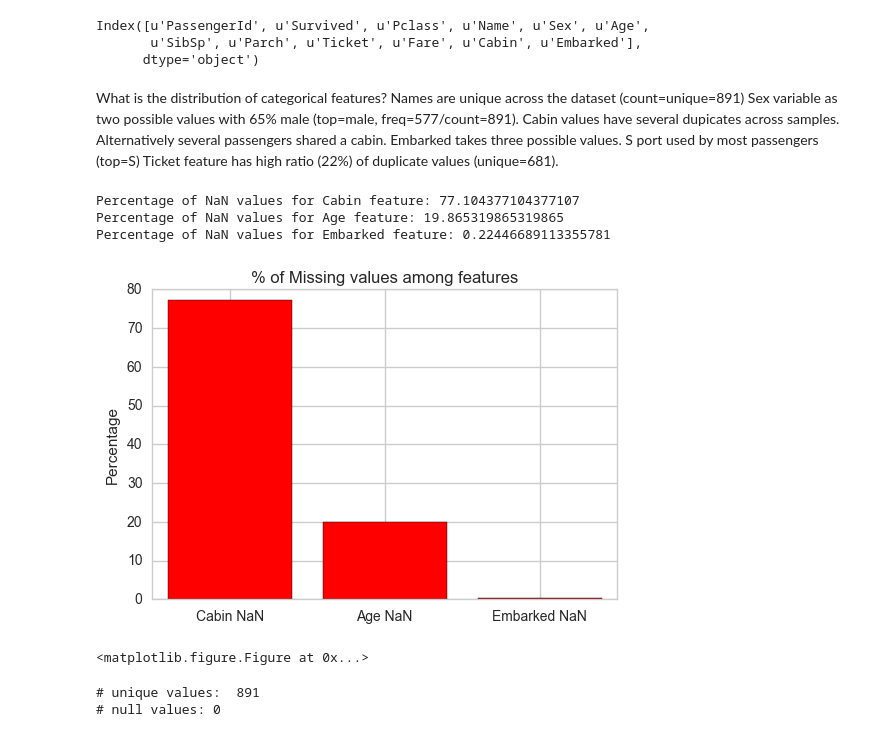
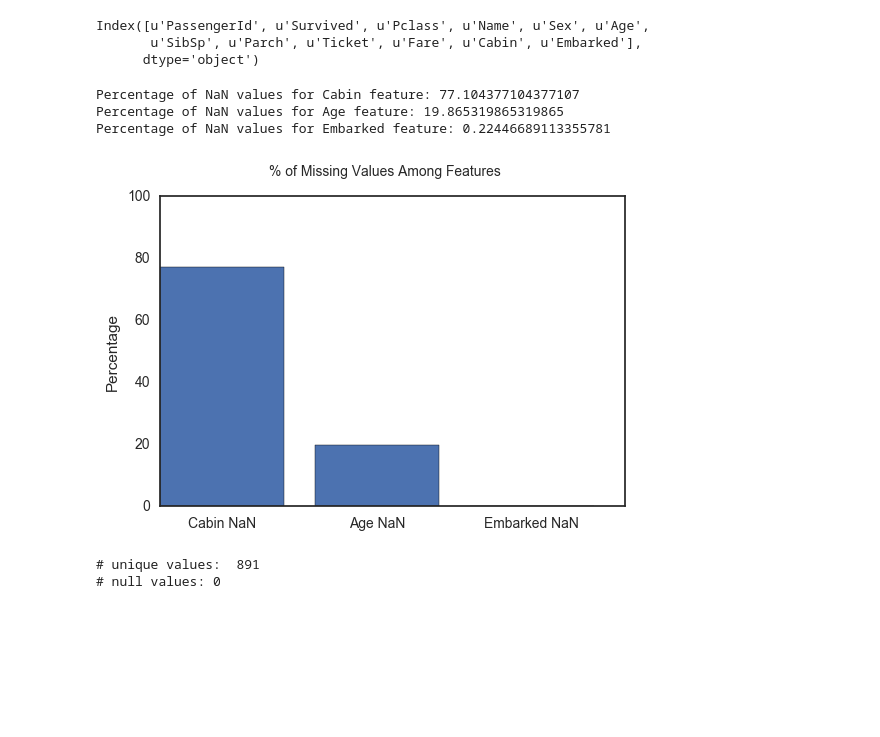
Before and after one commit to mamsdiallo/DAND, a Jupyter notebook: 2.IntroToDataAnalysis/Investigate Titanic Dataset/Titanic Dataset Notebook Coding.ipynb, the cells around one changed output. Drawn from its saved outputs; the diff is of its cells as text; code cells hidden in the pictures; blank space fills up the shorter version.

```diff
--- a/2.IntroToDataAnalysis/Investigate Titanic Dataset/Titanic Dataset Notebook Coding.ipynb
+++ b/2.IntroToDataAnalysis/Investigate Titanic Dataset/Titanic Dataset Notebook Coding.ipynb
@@ -103,11 +119,4 @@ titanic.columns
 Index([u'PassengerId', u'Survived', u'Pclass', u'Name', u'Sex', u'Age',
        u'SibSp', u'Parch', u'Ticket', u'Fare', u'Cabin', u'Embarked'],
       dtype='object')
-# %% [markdown]
-What is the distribution of categorical features?
-Names are unique across the dataset (count=unique=891)
-Sex variable as two possible values with 65% male (top=male, freq=577/count=891).
-Cabin values have several dupicates across samples. Alternatively several passengers shared a cabin.
-Embarked takes three possible values. S port used by most passengers (top=S)
-Ticket feature has high ratio (22%) of duplicate values (unique=681).
 # %%
@@ -120,28 +132,26 @@ Percentage of NaN values for Cabin feature: 77.104377104377107
 Percentage of NaN values for Age feature: 19.865319865319865
 Percentage of NaN values for Embarked feature: 0.22446689113355781
 # %%
-#plt.rcdefaults()
-fig, ax = plt.subplots()
+plt.style.use('seaborn-white')
 
-# Example data
-features = ('Cabin NaN', 'Age NaN', 'Embarked NaN')
-x_pos = np.arange(len(features))
-Cabin_NaN = titanic.Cabin.isnull().sum()*100.0/891
-Age_NaN = titanic.Age.isnull().sum()*100.0/891
-Embarked_NaN = titanic.Embarked.isnull().sum()*100.0/891
+labels = ['Cabin NaN', 'Age NaN', 'Embarked NaN']
+x_pos = np.arange(len(labels))
+width = 0.8
+Cabin_NaN = titanic.Cabin.isnull().sum()*100.0/titanic.shape[0]
+Age_NaN = titanic.Age.isnull().sum()*100.0/titanic.shape[0]
+Embarked_NaN = titanic.Embarked.isnull().sum()*100.0/titanic.shape[0]
 vals = (Cabin_NaN,Age_NaN,Embarked_NaN)
 
-ax.bar(x_pos, vals, align='center',
-        color='red', ecolor='black')
-ax.set_xticks(x_pos)
-ax.set_xticklabels(features)
-#ax.invert_xaxis()  # labels read top-to-bottom
-ax.set_ylabel('Percentage')
-ax.set_title('% of Missing values among features')
-
+#fig = plt.figure()
+plt.bar(x_pos,vals)
+plt.suptitle('% of Missing Values Among Features')
+plt.xticks(x_pos)
+plt.xticks(x_pos+width/2.0, labels)
+plt.ylabel('Percentage')
+axes = plt.gca()
+axes.set_ylim([0,100])
+plt.savefig('MissingDataAmongFeatures.png')
 plt.show()
-plt.savefig('MissingDataAmongFeatures.png')
 # %% [output]
-[figure, old version]
+[figure, new version]
-<matplotlib.figure.Figure at 0x...>
 # %%
```
Also changed, not shown: parts of 56 cells of this notebook, 12 other files.
